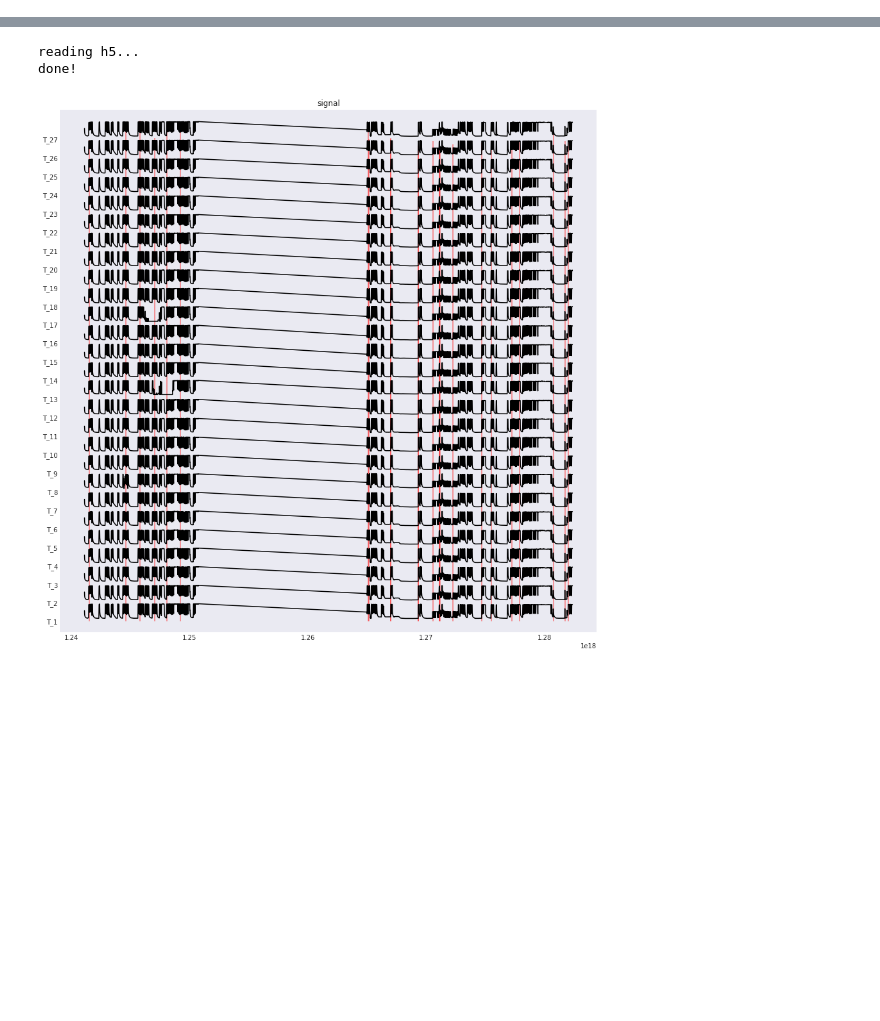
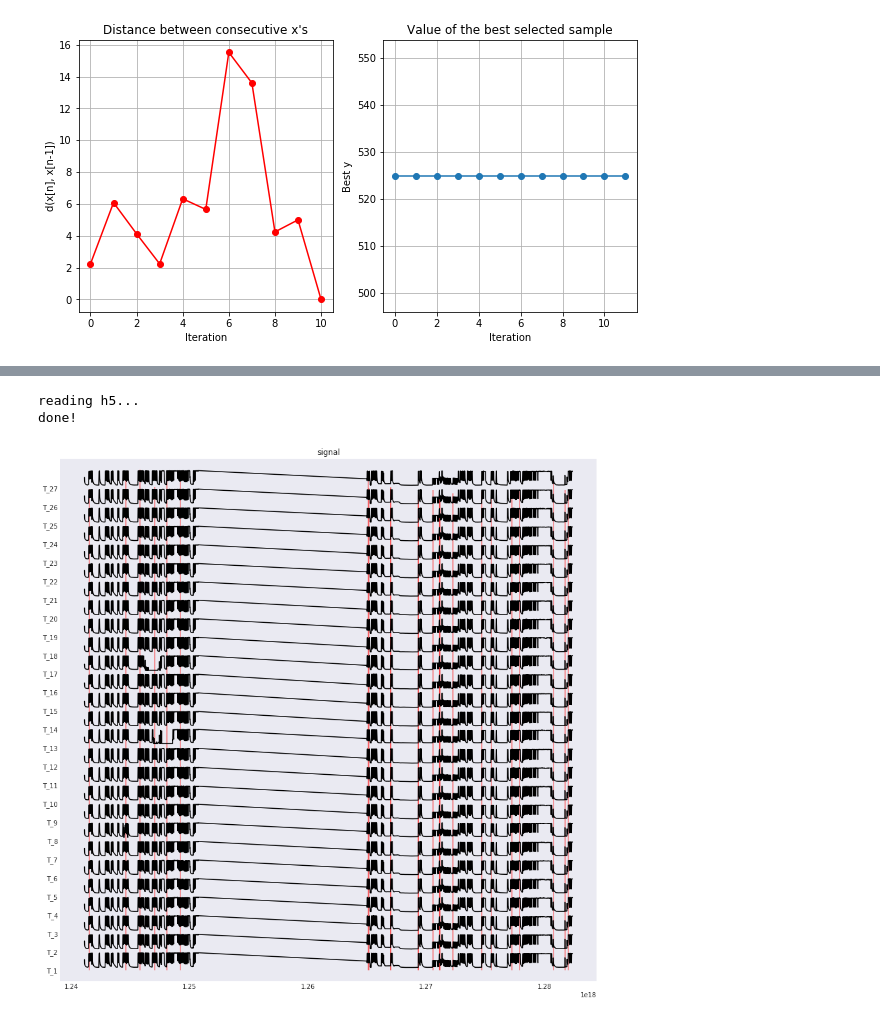
Before and after one commit to rtbs-dev/phm-feature-maker, a Jupyter notebook: tutorial.ipynb, the cells around one changed output, grey strips where cells are left out. Drawn from its saved outputs; the diff is of its cells as text; code cells hidden in the pictures; blank space fills up the shorter version.

```diff
--- a/tutorial.ipynb
+++ b/tutorial.ipynb
@@ -23,0 +38,24 @@ ref.date_time = pd.to_datetime(ref.date_time)
+# %%
+import GPyOpt
+
+#Previously initialized via LHS
+# X = np.array([[13,3],
+#               [11,4],
+#               [17,3],
+#               [21,4],
+#               [19,5]])
+# Y = np.array([[524.9],
+#               [588.4],
+#               [733.4],
+#               [900.9],
+#               [937.0]])
+
+myBopt = GPyOpt.methods.BayesianOptimization(f=study.objective,  # Objective function
+                                             domain=domain,  # Box-constrains of the problem
+                                             exact_feval=False,
+#                                              X=X, Y=Y,
+                                             initial_design_type='latin',
+                                             num_cores=4,
+                                             model_type='GP',
+                                             acquisition_type='LCB'
+                                            )
@@ -23,0 +76,2 @@ ref.date_time = pd.to_datetime(ref.date_time)
+# %%
+myBopt.run_optimization(max_iter=20)
@@ -23,0 +86,4 @@ ref.date_time = pd.to_datetime(ref.date_time)
+# %%
+myBopt.plot_convergence()
+# %% [output]
+[figure, added]
```
Also changed, not shown: parts of 22 cells of this notebook, 3 other files.
